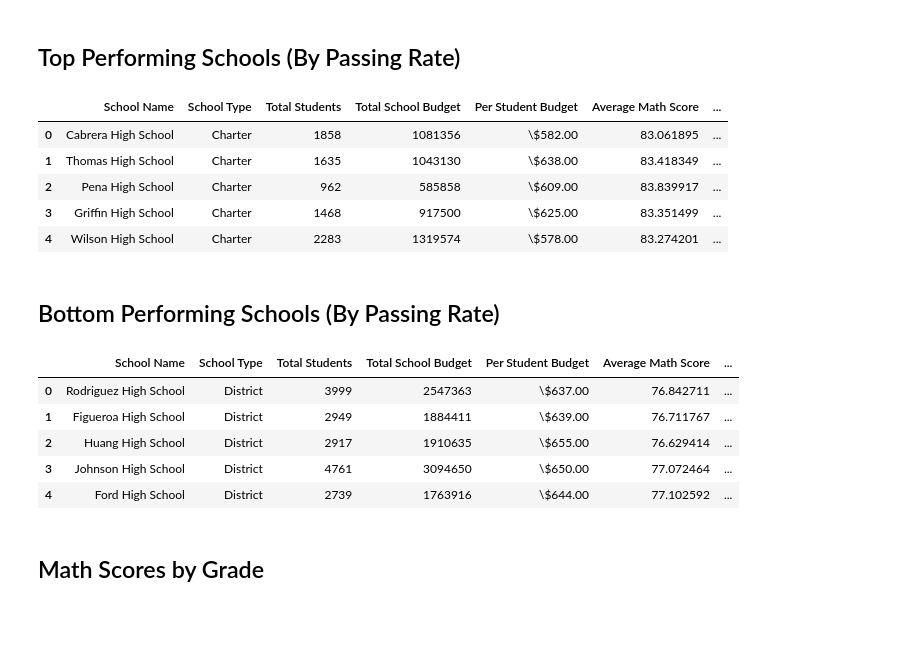
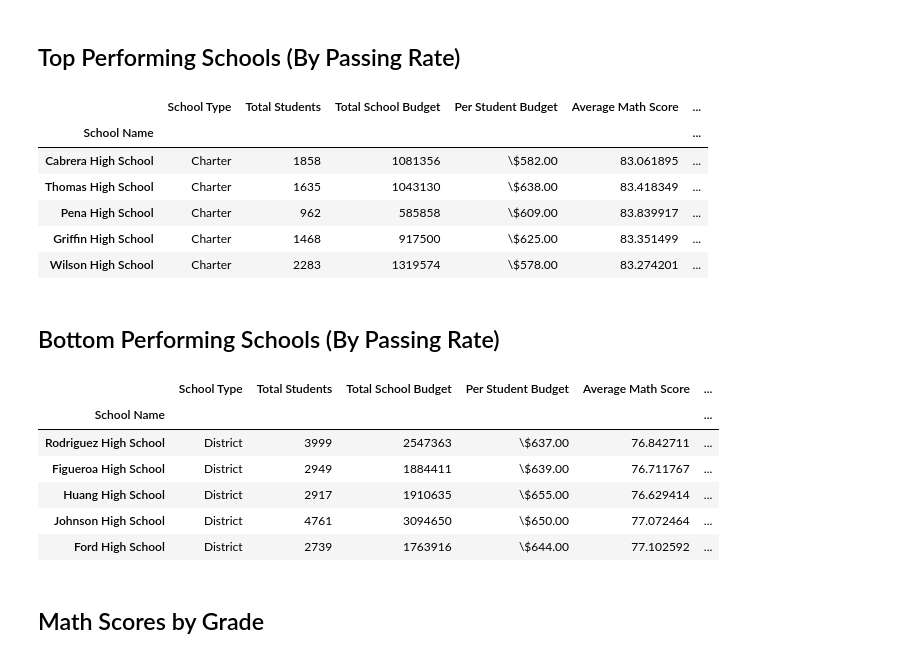
Before and after one commit to lvdmit/panda-challenge, a Jupyter notebook: PyCitySchools.ipynb, the cells around one changed output. Cells and saved outputs as stored; diff of their text form; code cells hidden in the pictures; blank space fills up the shorter version.

```diff
--- a/PyCitySchools.ipynb
+++ b/PyCitySchools.ipynb
@@ -104,29 +104,33 @@ final_by_schools.head()
 # %%
 top_schools = final_by_schools.sort_values(by='% Overall Passing Rate', ascending=False)
 #top_schools.head()
-new_index_top = top_schools.reset_index(drop=True)
+new_index_top = top_schools.set_index("School Name")
+#new_index_top = top_schools.reset_index(drop=True)
 new_index_top.head()
 # %% [output]
-|  | School Name | School Type | Total Students | Total School Budget | Per Student Budget | Average Math Score | ... |
-| 0 | Cabrera High School | Charter | 1858 | 1081356 | \$582.00 | 83.061895 | ... |
-| 1 | Thomas High School | Charter | 1635 | 1043130 | \$638.00 | 83.418349 | ... |
-| 2 | Pena High School | Charter | 962 | 585858 | \$609.00 | 83.839917 | ... |
-| 3 | Griffin High School | Charter | 1468 | 917500 | \$625.00 | 83.351499 | ... |
-| 4 | Wilson High School | Charter | 2283 | 1319574 | \$578.00 | 83.274201 | ... |
+|  | School Type | Total Students | Total School Budget | Per Student Budget | Average Math Score | ... |
+| School Name |  |  |  |  |  | ... |
+| Cabrera High School | Charter | 1858 | 1081356 | \$582.00 | 83.061895 | ... |
+| Thomas High School | Charter | 1635 | 1043130 | \$638.00 | 83.418349 | ... |
+| Pena High School | Charter | 962 | 585858 | \$609.00 | 83.839917 | ... |
+| Griffin High School | Charter | 1468 | 917500 | \$625.00 | 83.351499 | ... |
+| Wilson High School | Charter | 2283 | 1319574 | \$578.00 | 83.274201 | ... |
 # %% [markdown]
 ## Bottom Performing Schools (By Passing Rate)
 # %%
 bottom_schools = final_by_schools.sort_values(by='% Overall Passing Rate', ascending=True)
 #top_schools.head()
-new_index_botton = bottom_schools.reset_index(drop=True)
+new_index_botton = bottom_schools.set_index("School Name")
+#new_index_botton = bottom_schools.reset_index(drop=True)
 new_index_botton.head()
 # %% [output]
-|  | School Name | School Type | Total Students | Total School Budget | Per Student Budget | Average Math Score | ... |
-| 0 | Rodriguez High School | District | 3999 | 2547363 | \$637.00 | 76.842711 | ... |
-| 1 | Figueroa High School | District | 2949 | 1884411 | \$639.00 | 76.711767 | ... |
-| 2 | Huang High School | District | 2917 | 1910635 | \$655.00 | 76.629414 | ... |
-| 3 | Johnson High School | District | 4761 | 3094650 | \$650.00 | 77.072464 | ... |
-| 4 | Ford High School | District | 2739 | 1763916 | \$644.00 | 77.102592 | ... |
+|  | School Type | Total Students | Total School Budget | Per Student Budget | Average Math Score | ... |
+| School Name |  |  |  |  |  | ... |
+| Rodriguez High School | District | 3999 | 2547363 | \$637.00 | 76.842711 | ... |
+| Figueroa High School | District | 2949 | 1884411 | \$639.00 | 76.711767 | ... |
+| Huang High School | District | 2917 | 1910635 | \$655.00 | 76.629414 | ... |
+| Johnson High School | District | 4761 | 3094650 | \$650.00 | 77.072464 | ... |
+| Ford High School | District | 2739 | 1763916 | \$644.00 | 77.102592 | ... |
 # %% [markdown]
 ## Math Scores by Grade
 # %%
```
Also changed, not shown: parts of 2 cells of this notebook.
